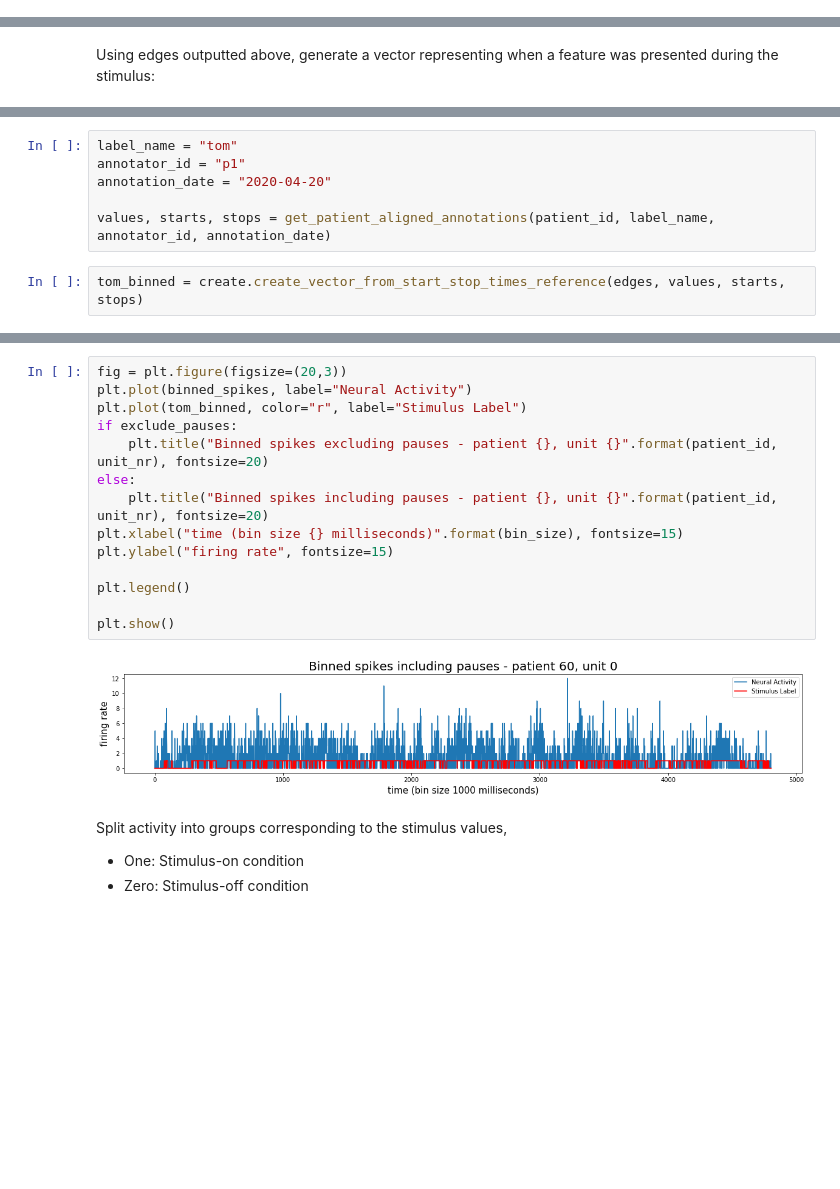
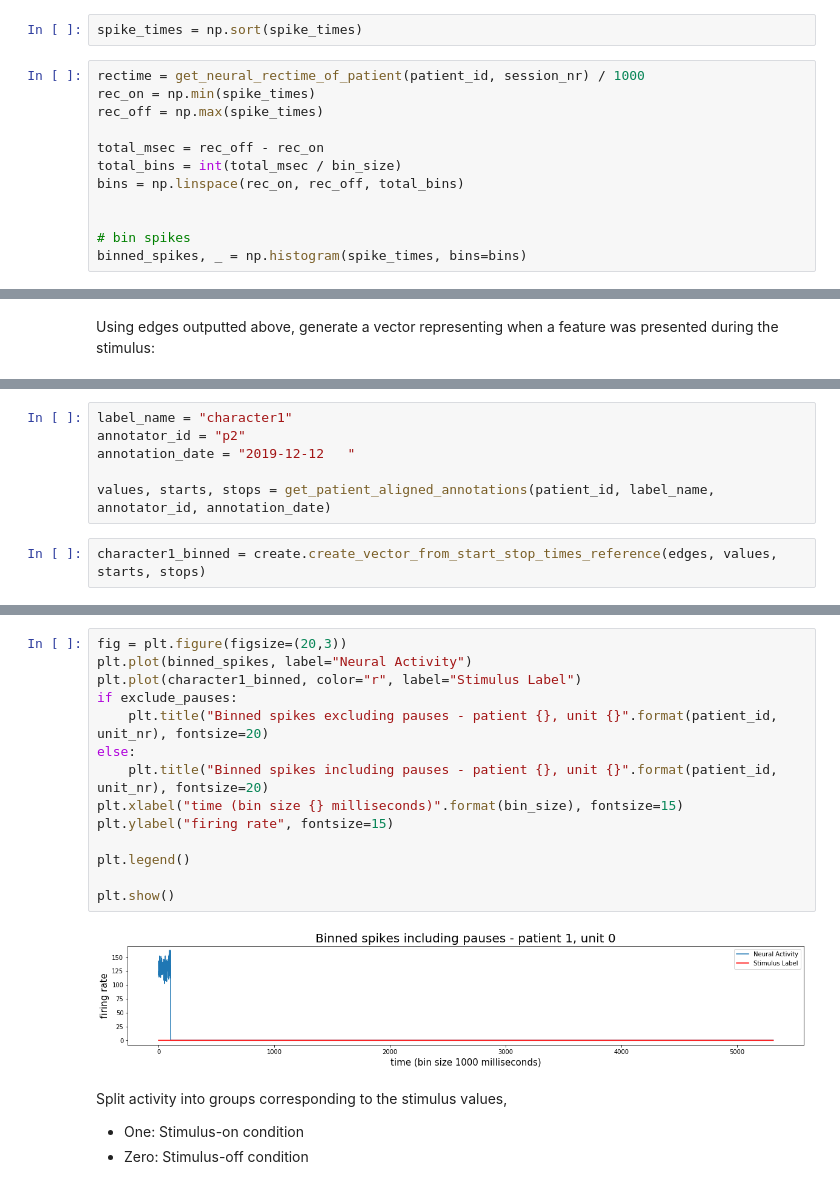
Before and after one commit to mackelab/epiphyte, a Jupyter notebook: analysis/example_analysis.ipynb, the cells around one changed output, grey strips where cells are left out. Cells and saved outputs as stored; diff of their text form; blank space fills up the shorter version.

```diff
--- a/analysis/example_analysis.ipynb
+++ b/analysis/example_analysis.ipynb
@@ -34,0 +54,14 @@ binned_spikes, edges = binning.bin_spikes(patient_id, session_nr, spike_times, b
+# %%
+spike_times = np.sort(spike_times)
+# %%
+rectime = get_neural_rectime_of_patient(patient_id, session_nr) / 1000
+rec_on = np.min(spike_times)
+rec_off = np.max(spike_times)
+
+total_msec = rec_off - rec_on
+total_bins = int(total_msec / bin_size)
+bins = np.linspace(rec_on, rec_off, total_bins)
+
+
+# bin spikes
+binned_spikes, _ = np.histogram(spike_times, bins=bins)
@@ -48,8 +107,8 @@ Total: 5
 # %%
-label_name = "tom"
-annotator_id = "p1"
-annotation_date = "2020-04-20"
+label_name = "character1"
+annotator_id = "p2"
+annotation_date = "2019-12-12	"
 
 values, starts, stops = get_patient_aligned_annotations(patient_id, label_name, annotator_id, annotation_date)
 # %%
-tom_binned = create.create_vector_from_start_stop_times_reference(edges, values, starts, stops)
+character1_binned = create.create_vector_from_start_stop_times_reference(edges, values, starts, stops)
@@ -56,19 +133,19 @@ tom_binned = create.create_vector_from_start_stop_times_reference(edges, values,
 # %%
 fig = plt.figure(figsize=(20,3))
 plt.plot(binned_spikes, label="Neural Activity")
-plt.plot(tom_binned, color="r", label="Stimulus Label")
+plt.plot(character1_binned, color="r", label="Stimulus Label")
 if exclude_pauses:
     plt.title("Binned spikes excluding pauses - patient {}, unit {}".format(patient_id, unit_nr), fontsize=20)
 else:
     plt.title("Binned spikes including pauses - patient {}, unit {}".format(patient_id, unit_nr), fontsize=20)
 plt.xlabel("time (bin size {} milliseconds)".format(bin_size), fontsize=15)
 plt.ylabel("firing rate", fontsize=15)
 
 plt.legend()
 
 plt.show()
 # %% [output]
-[figure, old version]
+[figure, new version]
 # %% [markdown]
 Split activity into groups corresponding to the stimulus values,
 
```
Also changed, not shown: parts of 16 cells of this notebook, 4 other files.
